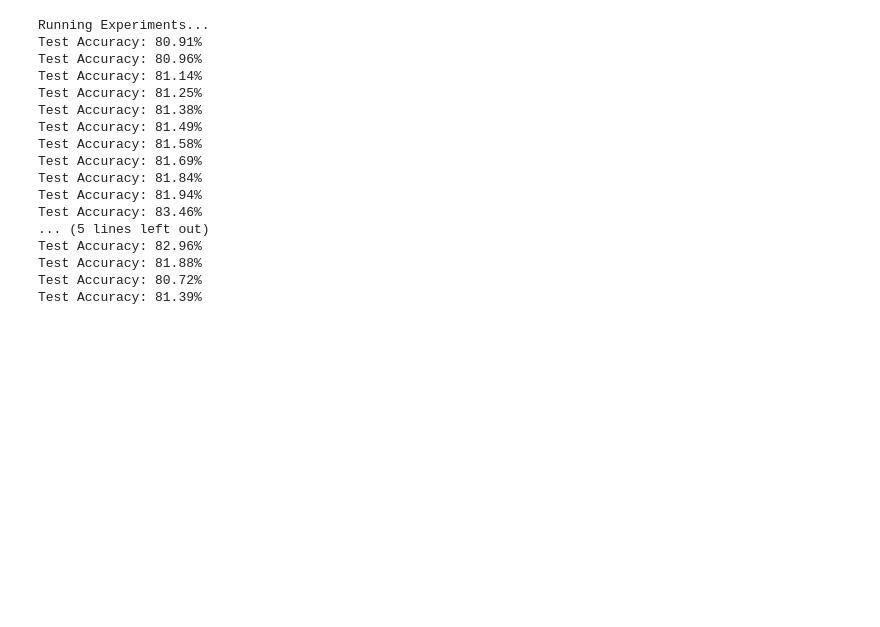
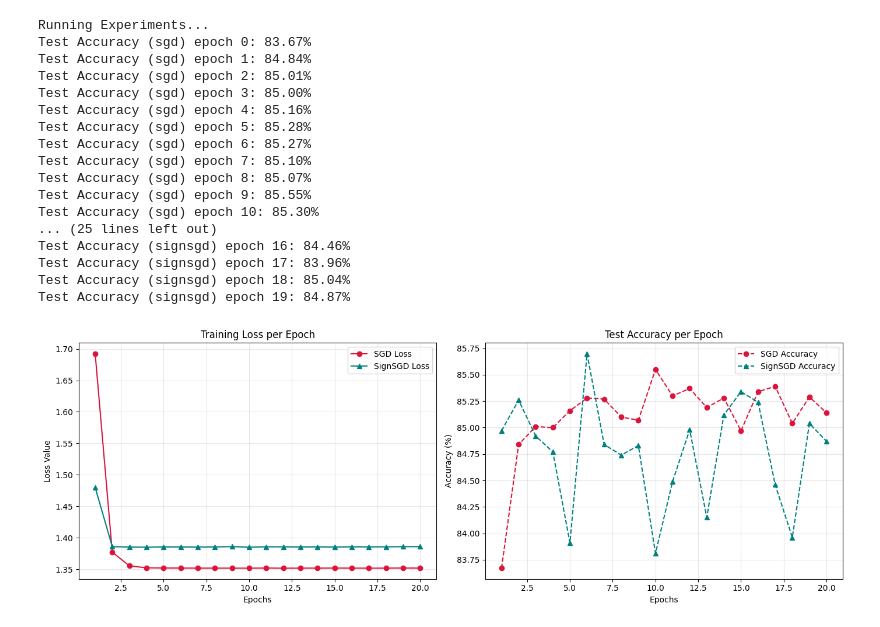
Before and after one commit to sj-rai/stochastic-optimization-co, a Jupyter notebook: experiments_mnist.ipynb, the cells around one changed output. Cells and saved outputs as stored; diff of their text form; code cells hidden in the pictures; blank space fills up the shorter version.

Commit message:
minibatching mnist data and fix plots and model initialization

```diff
--- a/experiments_mnist.ipynb
+++ b/experiments_mnist.ipynb
@@ -31,6 +32,9 @@ def get_mnist_data():
     return X_train, y_train, X_test, y_test
 
 X_train, y_train, X_test, y_test = get_mnist_data()
+# %%
+train_dataset = TensorDataset(X_train, y_train.long())
+train_loader = DataLoader(train_dataset, batch_size=128, shuffle=True)
 # %%
 import torch.nn as nn
 
@@ -135,22 +192,56 @@ def run_experiment(opt_type='sgd', alpha_levy=1.5, lr=0.01, epochs=100):
+# %%
+import matplotlib.pyplot as plt
+
+def plot_training_results(sgd_loss, sgd_acc, signsgd_loss, signsgd_acc):
+    epochs = range(1, len(sgd_loss) + 1)
+
+    plt.figure(figsize=(14, 5))
+
+    # Left Plot: Loss per Epoch
+    plt.subplot(1, 2, 1)
+    plt.plot(epochs, sgd_loss, color='crimson', marker='o', label='SGD Loss')
+    plt.plot(epochs, signsgd_loss, color='teal', marker='^', label='SignSGD Loss')
+    plt.title('Training Loss per Epoch', fontsize=12)
+    plt.xlabel('Epochs')
+    plt.ylabel('Loss Value')
+    plt.grid(alpha=0.3)
+    plt.legend()
+
+    # Right Plot: Accuracy per Epoch
+    plt.subplot(1, 2, 2)
+    plt.plot(epochs, sgd_acc, color='crimson', marker='o', linestyle='--', label='SGD Accuracy')
+    plt.plot(epochs, signsgd_acc, color='teal', marker='^', linestyle='--', label='SignSGD Accuracy')
+    plt.title('Test Accuracy per Epoch', fontsize=12)
+    plt.xlabel('Epochs')
+    plt.ylabel('Accuracy (%)')
+    plt.grid(alpha=0.3)
+    plt.legend()
+
+    plt.tight_layout()
+    plt.show()
 # %%
 print("Running Experiments...")
-history_sgd, model_sgd = run_experiment(opt_type='sgd', alpha_levy=2, lr=0.01, epochs = 10)
-history_signsgd, model_signsgd = run_experiment(opt_type='signsgd', alpha_levy=2, lr=0.01, epochs = 10)
+history_sgd, history_acc_sgd, model_sgd = run_experiment(opt_type='sgd', alpha_levy=2, lr=0.01, epochs = 20)
+history_signsgd, history_acc_signsgd, model_signsgd = run_experiment(opt_type='signsgd', alpha_levy=2, lr=0.001, epochs = 20)
 # %% [output]
 Running Experiments...
-Test Accuracy: 80.91%
-Test Accuracy: 80.96%
-Test Accuracy: 81.14%
-Test Accuracy: 81.25%
-Test Accuracy: 81.38%
-Test Accuracy: 81.49%
-Test Accuracy: 81.58%
-Test Accuracy: 81.69%
-Test Accuracy: 81.84%
-Test Accuracy: 81.94%
-Test Accuracy: 83.46%
-... (5 lines left out)
-Test Accuracy: 82.96%
-Test Accuracy: 81.88%
-Test Accuracy: 80.72%
-Test Accuracy: 81.39%
+Test Accuracy (sgd) epoch 0: 83.67%
+Test Accuracy (sgd) epoch 1: 84.84%
+Test Accuracy (sgd) epoch 2: 85.01%
+Test Accuracy (sgd) epoch 3: 85.00%
+Test Accuracy (sgd) epoch 4: 85.16%
+Test Accuracy (sgd) epoch 5: 85.28%
+Test Accuracy (sgd) epoch 6: 85.27%
+Test Accuracy (sgd) epoch 7: 85.10%
+Test Accuracy (sgd) epoch 8: 85.07%
+Test Accuracy (sgd) epoch 9: 85.55%
+Test Accuracy (sgd) epoch 10: 85.30%
+... (25 lines left out)
+Test Accuracy (signsgd) epoch 16: 84.46%
+Test Accuracy (signsgd) epoch 17: 83.96%
+Test Accuracy (signsgd) epoch 18: 85.04%
+Test Accuracy (signsgd) epoch 19: 84.87%
+# %%
+plot_training_results(history_sgd, history_acc_sgd, history_signsgd, history_acc_signsgd)
+# %% [output]
+[figure, added]
```
Also changed, not shown: parts of 3 cells of this notebook, 4 other files.
